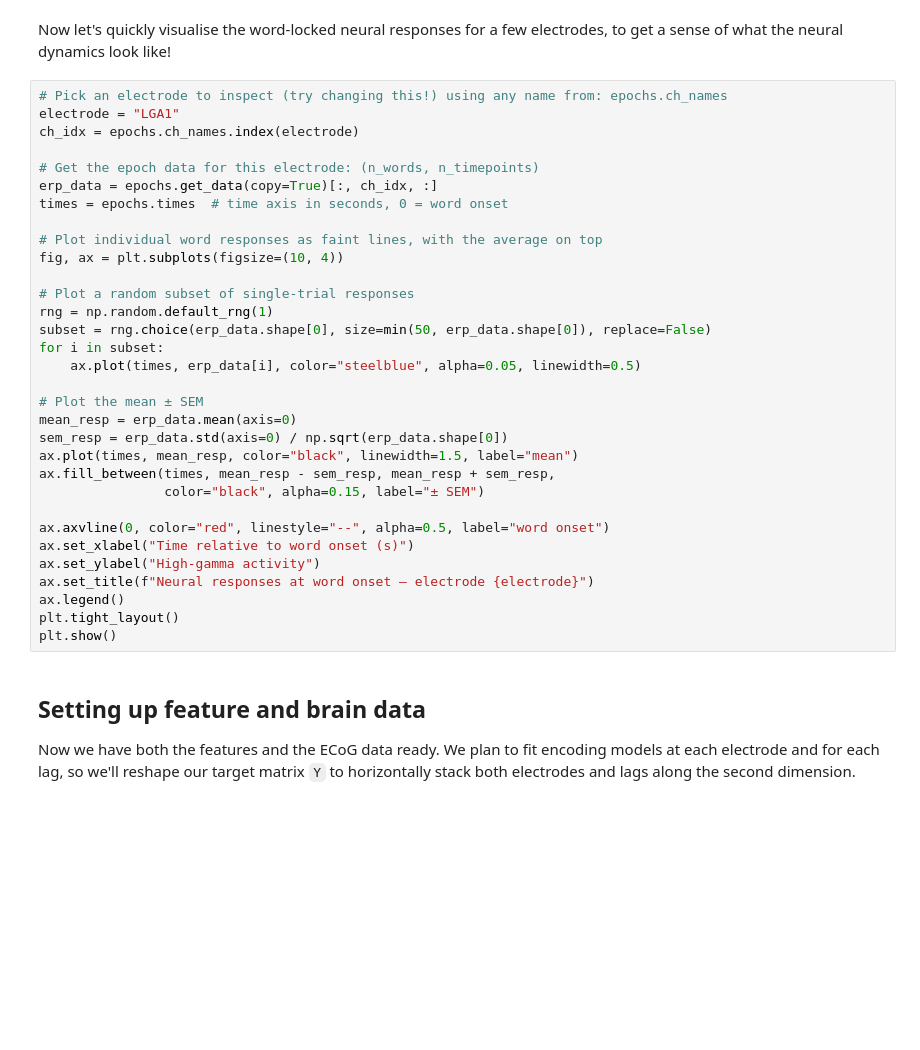
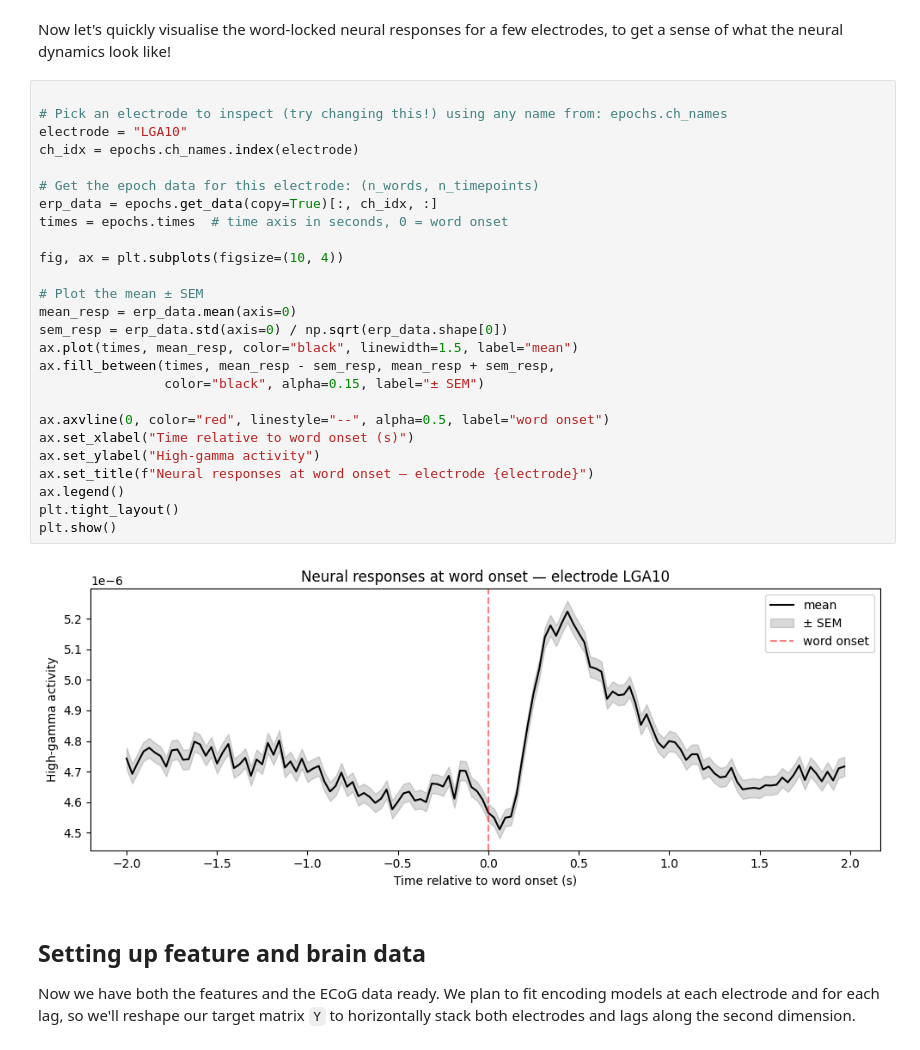
Before and after one commit to bootstrapbill/encoding_model_tutorial, a Jupyter notebook: notebooks/encoding_tutorial.ipynb, the cells around one changed output. Saved outputs shown, nothing was run; the diff lists cells and outputs as text; blank space fills up the shorter version.

```diff
--- a/notebooks/encoding_tutorial.ipynb
+++ b/notebooks/encoding_tutorial.ipynb
@@ -273,37 +311,33 @@ Epochs object has a shape of: (5130, 235, 128)
 # %% [markdown]
 Now let's quickly visualise the word-locked neural responses for a few electrodes, to get a sense of what the neural dynamics look like!
 # %%
+
 # Pick an electrode to inspect (try changing this!) using any name from: epochs.ch_names
-electrode = "LGA1"
+electrode = "LGA10"
 ch_idx = epochs.ch_names.index(electrode)
 
 # Get the epoch data for this electrode: (n_words, n_timepoints)
 erp_data = epochs.get_data(copy=True)[:, ch_idx, :]
 times = epochs.times  # time axis in seconds, 0 = word onset
 
-# Plot individual word responses as faint lines, with the average on top
 fig, ax = plt.subplots(figsize=(10, 4))
-
-# Plot a random subset of single-trial responses
-rng = np.random.default_rng(1)
-subset = rng.choice(erp_data.shape[0], size=min(50, erp_data.shape[0]), replace=False)
-for i in subset:
-    ax.plot(times, erp_data[i], color="steelblue", alpha=0.05, linewidth=0.5)
 
 # Plot the mean ± SEM
 mean_resp = erp_data.mean(axis=0)
 sem_resp = erp_data.std(axis=0) / np.sqrt(erp_data.shape[0])
 ax.plot(times, mean_resp, color="black", linewidth=1.5, label="mean")
 ax.fill_between(times, mean_resp - sem_resp, mean_resp + sem_resp,
                 color="black", alpha=0.15, label="± SEM")
 
 ax.axvline(0, color="red", linestyle="--", alpha=0.5, label="word onset")
 ax.set_xlabel("Time relative to word onset (s)")
 ax.set_ylabel("High-gamma activity")
 ax.set_title(f"Neural responses at word onset — electrode {electrode}")
 ax.legend()
 plt.tight_layout()
 plt.show()
+# %% [output]
+[figure, added]
 # %% [markdown]
 ## Setting up feature and brain data
 
```
Also changed, not shown: parts of 17 cells of this notebook.
